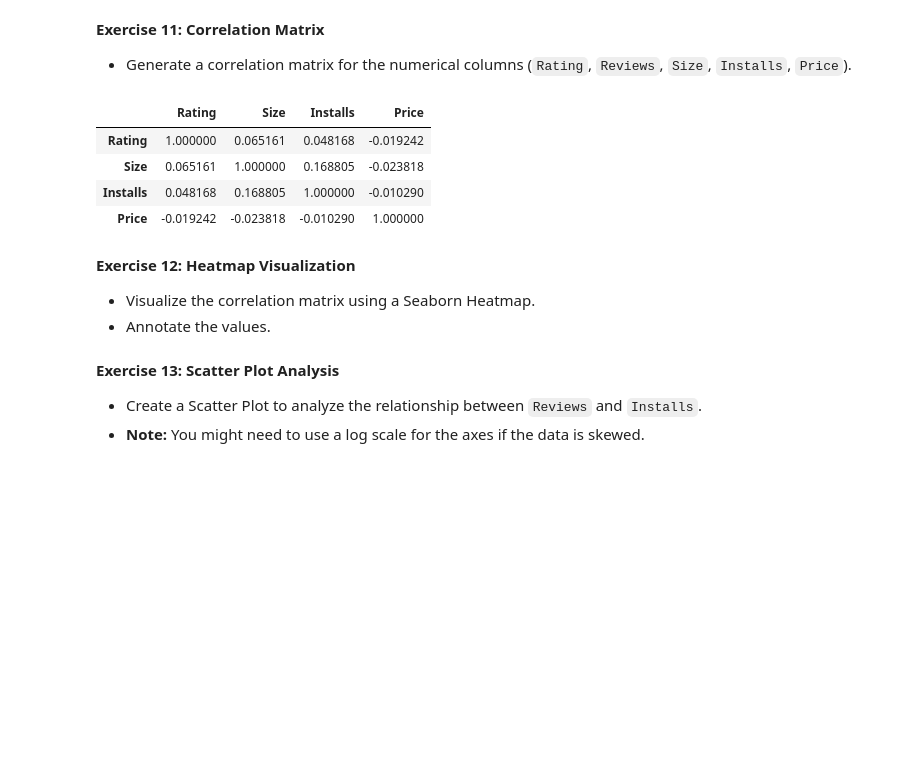
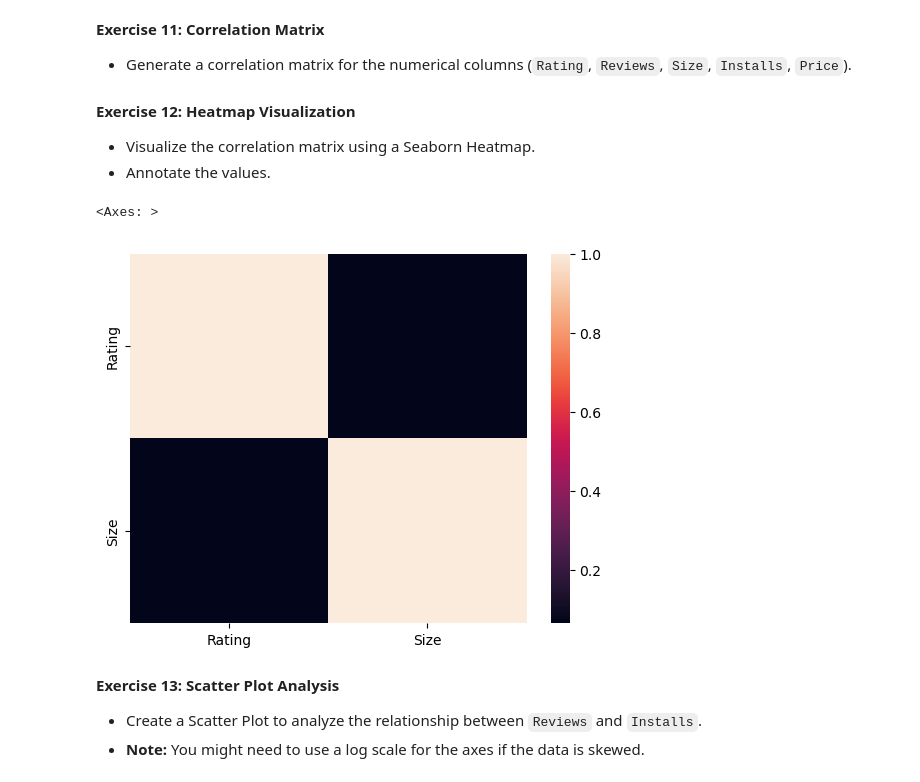
Before and after one commit to nency-parmar/Machine-Learning, a Jupyter notebook: Lab2_Blank/Lab2_Blank.ipynb, the cells around one changed output. Drawn from its saved outputs; the diff is of its cells as text; code cells hidden in the pictures; blank space fills up the shorter version.

```diff
--- a/Lab2_Blank/Lab2_Blank.ipynb
+++ b/Lab2_Blank/Lab2_Blank.ipynb
@@ -241,6 +242,8 @@ plt.show()
 * Fill missing `Rating` values with the **Median Rating** of the specific `Category` the app belongs to.
 * *Example:* If a "Business" app is missing a rating, fill it with the median rating of all "Business" apps.
 # %%
-data['Rating'] = data.groupby('Category')['Rating']
-
+data['Rating'] = data['Rating'].fillna(
+    data.groupby('Category')['Rating'].transform('median')
+)
+data
 #After this use transform Method
@@ -249,3 +266,5 @@ data['Rating'] = data.groupby('Category')['Rating']
 * For the remaining columns with minimal missing data (like `Current Ver`), simply drop the rows containing NaNs to ensure a clean dataset for correlation.
 # %%
 # dropna
+# %%
+data=data.dropna(subset=['Current Ver'])
@@ -257,18 +279,19 @@ data['Rating'] = data.groupby('Category')['Rating']
 # %%
 
 # Hint: numeric_only Use CORR
+
+matrix=data.corr(numeric_only=True)
-# %% [output]
-|  | Rating | Size | Installs | Price |
-| Rating | 1.000000 | 0.065161 | 0.048168 | -0.019242 |
-| Size | 0.065161 | 1.000000 | 0.168805 | -0.023818 |
-| Installs | 0.048168 | 0.168805 | 1.000000 | -0.010290 |
-| Price | -0.019242 | -0.023818 | -0.010290 | 1.000000 |
 # %% [markdown]
 **Exercise 12: Heatmap Visualization**
 * Visualize the correlation matrix using a Seaborn Heatmap.
 * Annotate the values.
 # %%
 # Hint: sns.heatmap
+
+s.heatmap(matrix)
+# %% [output]
+<Axes: >
+[figure, added]
 # %% [markdown]
 **Exercise 13: Scatter Plot Analysis**
 * Create a Scatter Plot to analyze the relationship between `Reviews` and `Installs`.
```
Also changed, not shown: parts of 27 cells of this notebook, 7 other files.
